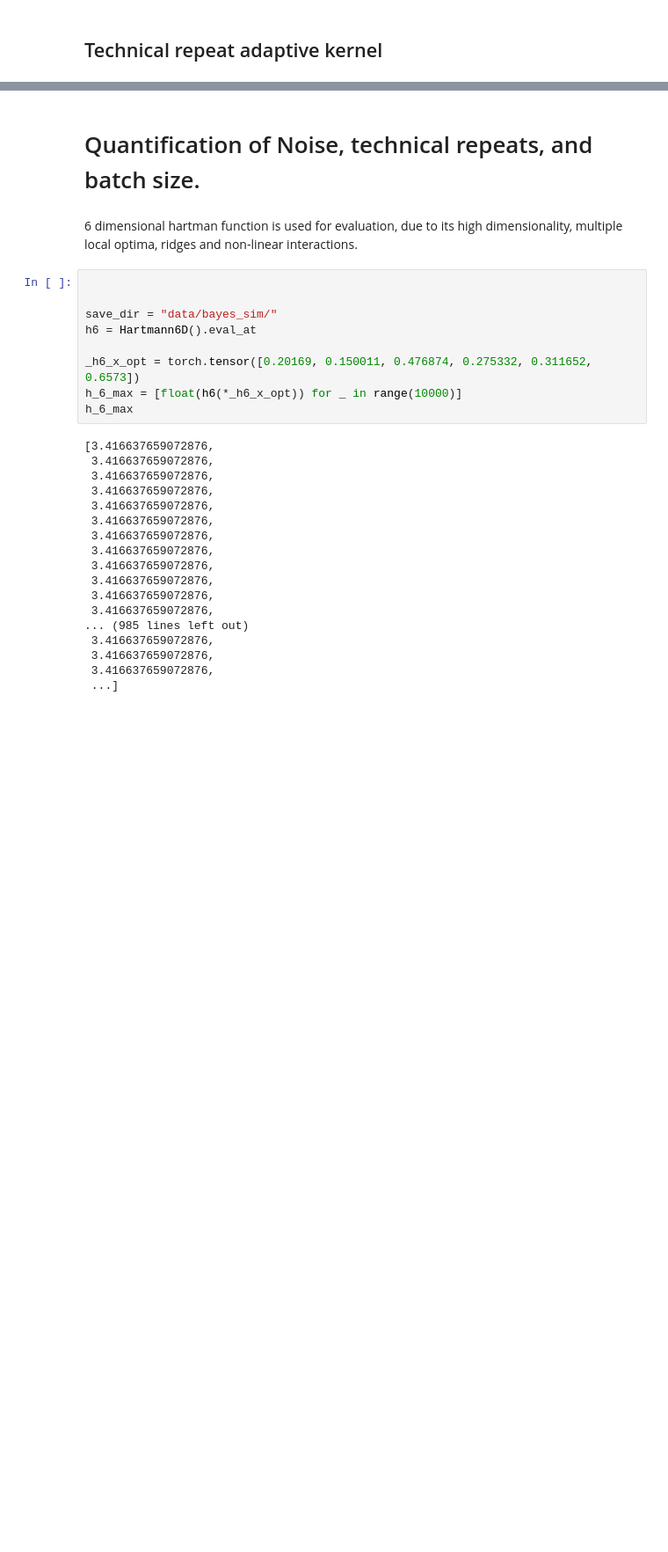
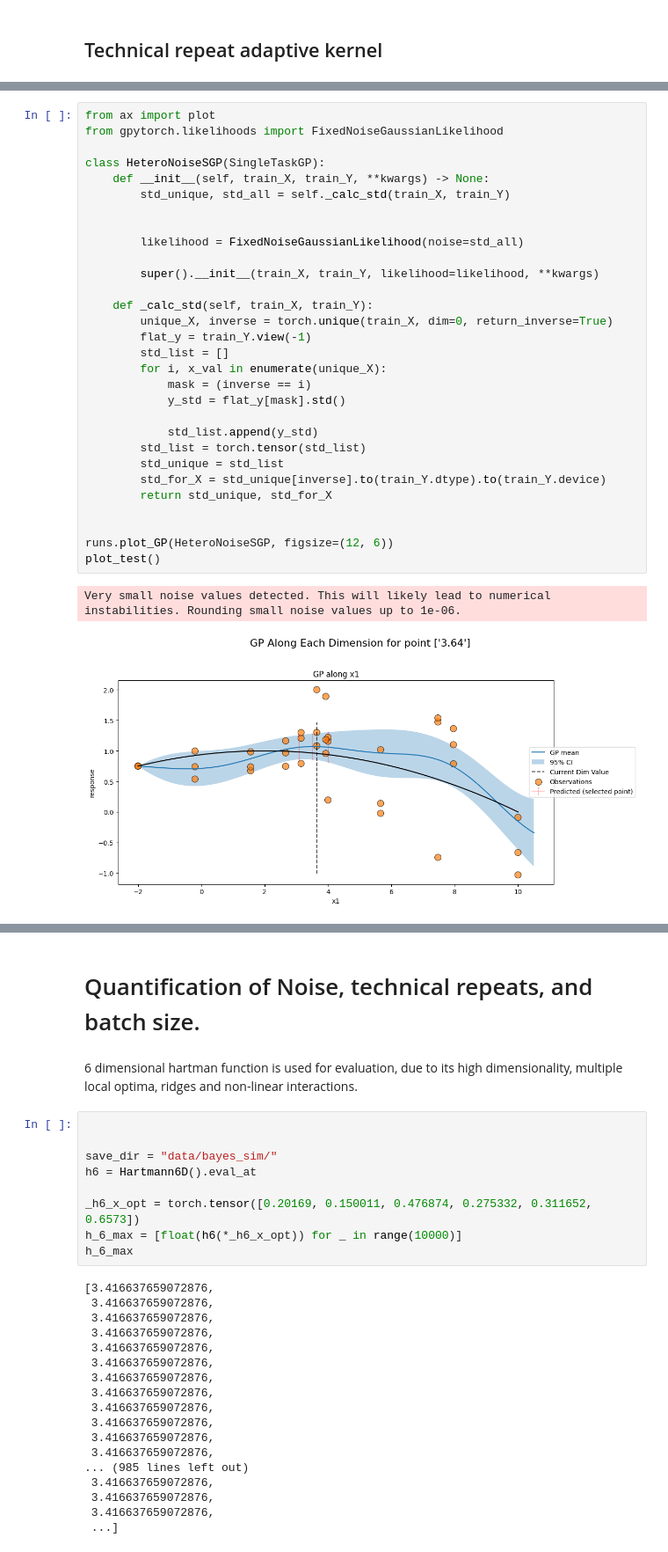
Before and after one commit to Sauciu1/BO-Coli, a Jupyter notebook: notebooks/batch_bayesian_test.ipynb, the cells around one changed output, grey strips where cells are left out. Shown at 88% size. Saved outputs shown, nothing was run; the diff lists cells and outputs as text; blank space fills up the shorter version.

```diff
--- a/notebooks/batch_bayesian_test.ipynb
+++ b/notebooks/batch_bayesian_test.ipynb
@@ -366,0 +367,33 @@ SyntaxError: 'break' outside loop (668683560.py, line 1)
+# %%
+from ax import plot
+from gpytorch.likelihoods import FixedNoiseGaussianLikelihood
+
+class HeteroNoiseSGP(SingleTaskGP):
+    def __init__(self, train_X, train_Y, **kwargs) -> None:
+        std_unique, std_all = self._calc_std(train_X, train_Y)
+
+
+        likelihood = FixedNoiseGaussianLikelihood(noise=std_all)
+
+        super().__init__(train_X, train_Y, likelihood=likelihood, **kwargs)
+
+    def _calc_std(self, train_X, train_Y):
+        unique_X, inverse = torch.unique(train_X, dim=0, return_inverse=True)
+        flat_y = train_Y.view(-1)
+        std_list = []
+        for i, x_val in enumerate(unique_X):
+            mask = (inverse == i)
+            y_std = flat_y[mask].std()
+
+            std_list.append(y_std)
+        std_list = torch.tensor(std_list)
+        std_unique = std_list
+        std_for_X = std_unique[inverse].to(train_Y.dtype).to(train_Y.device)
+        return std_unique, std_for_X
+
+
+runs.plot_GP(HeteroNoiseSGP, figsize=(12, 6))
+plot_test()
+# %% [output]
+Very small noise values detected. This will likely lead to numerical instabilities. Rounding small noise values up to 1e-06.
+[figure, added]
```
Also changed, not shown: parts of 17 cells of this notebook.
